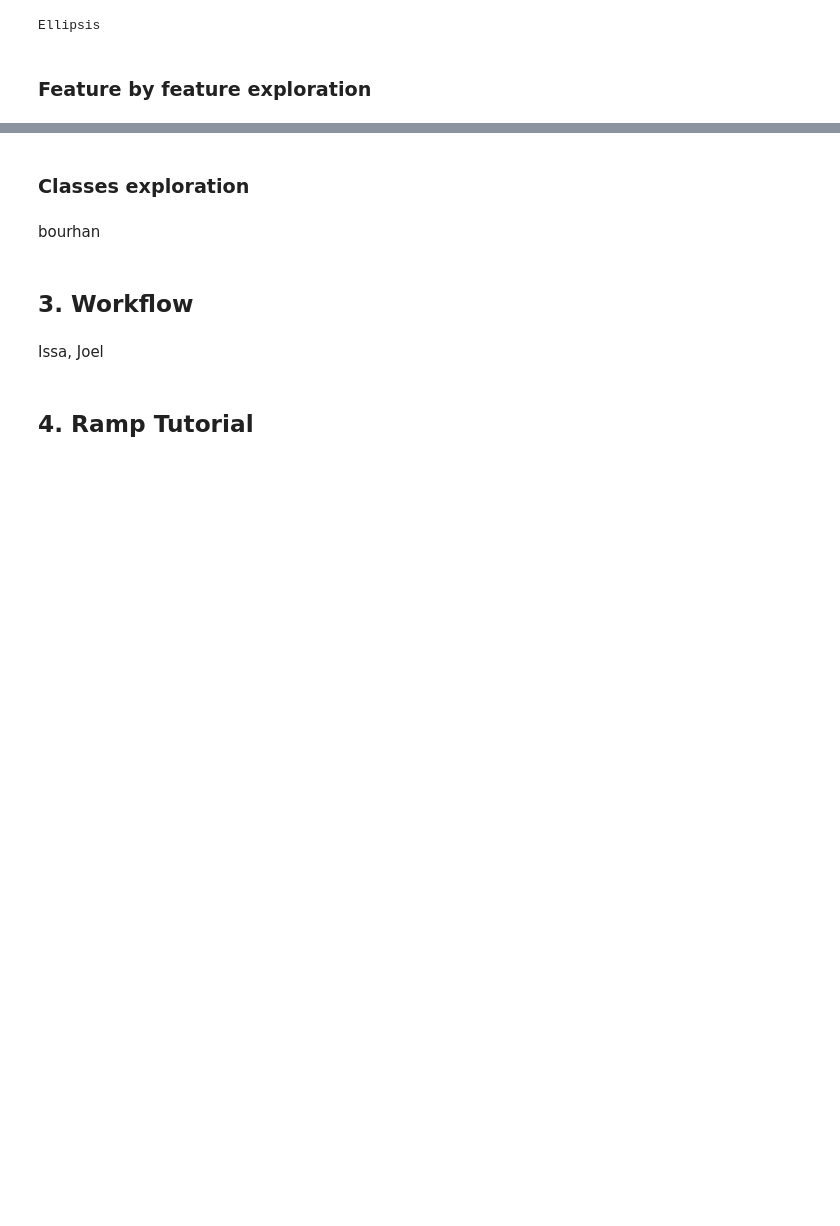
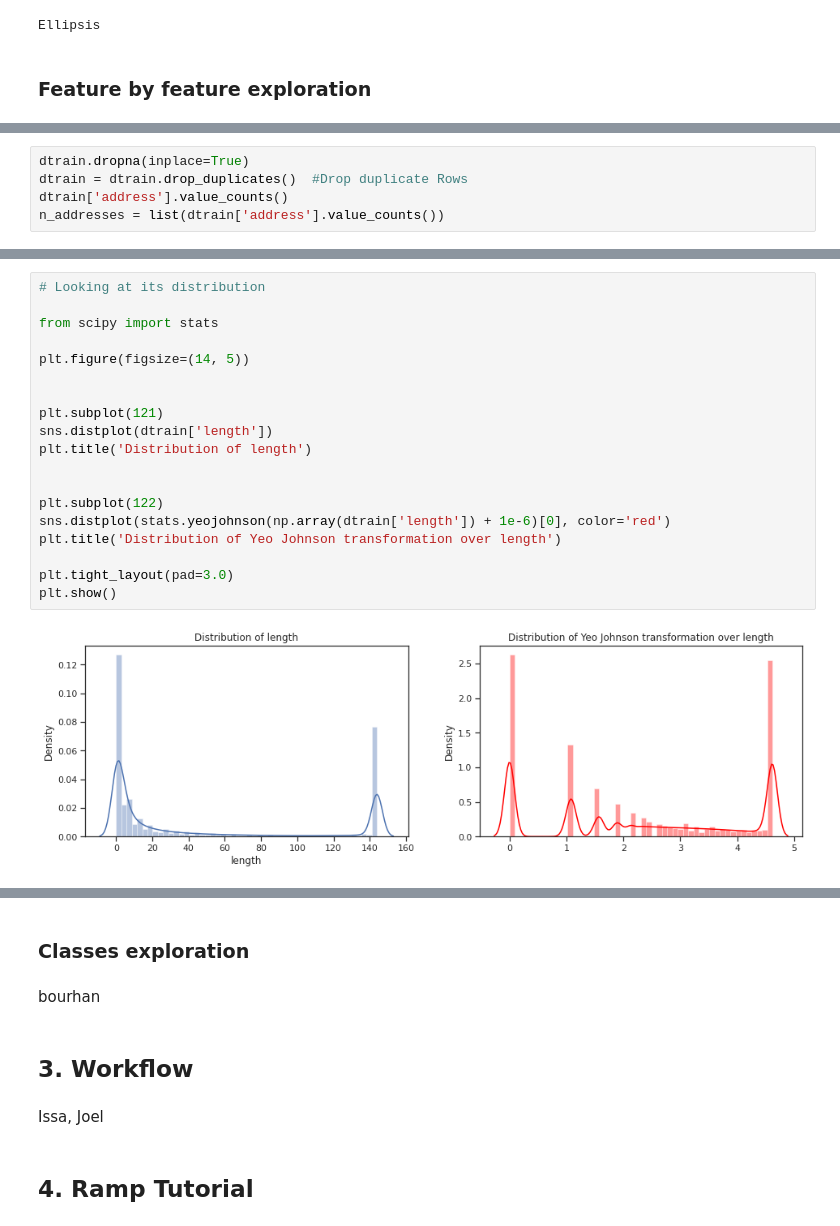
Before and after one commit to Bourhano/BitcoinRansomwareDetection, a Jupyter notebook: bitcoin_heist_starting_kit.ipynb, the cells around one changed output, grey strips where cells are left out. Drawn from its saved outputs; the diff is of its cells as text; blank space fills up the shorter version.

```diff
--- a/bitcoin_heist_starting_kit.ipynb
+++ b/bitcoin_heist_starting_kit.ipynb
@@ -139,0 +137,5 @@ Ellipsis
+# %%
+dtrain.dropna(inplace=True)
+dtrain = dtrain.drop_duplicates()  #Drop duplicate Rows
+dtrain['address'].value_counts()
+n_addresses = list(dtrain['address'].value_counts())
@@ -139,0 +158,21 @@ Ellipsis
+# %%
+# Looking at its distribution
+
+from scipy import stats
+
+plt.figure(figsize=(14, 5))
+
+
+plt.subplot(121)
+sns.distplot(dtrain['length'])
+plt.title('Distribution of length')
+
+
+plt.subplot(122)
+sns.distplot(stats.yeojohnson(np.array(dtrain['length']) + 1e-6)[0], color='red')
+plt.title('Distribution of Yeo Johnson transformation over length')
+
+plt.tight_layout(pad=3.0)
+plt.show()
+# %% [output]
+[figure, added]
```
Also changed, not shown: parts of 37 cells of this notebook.
